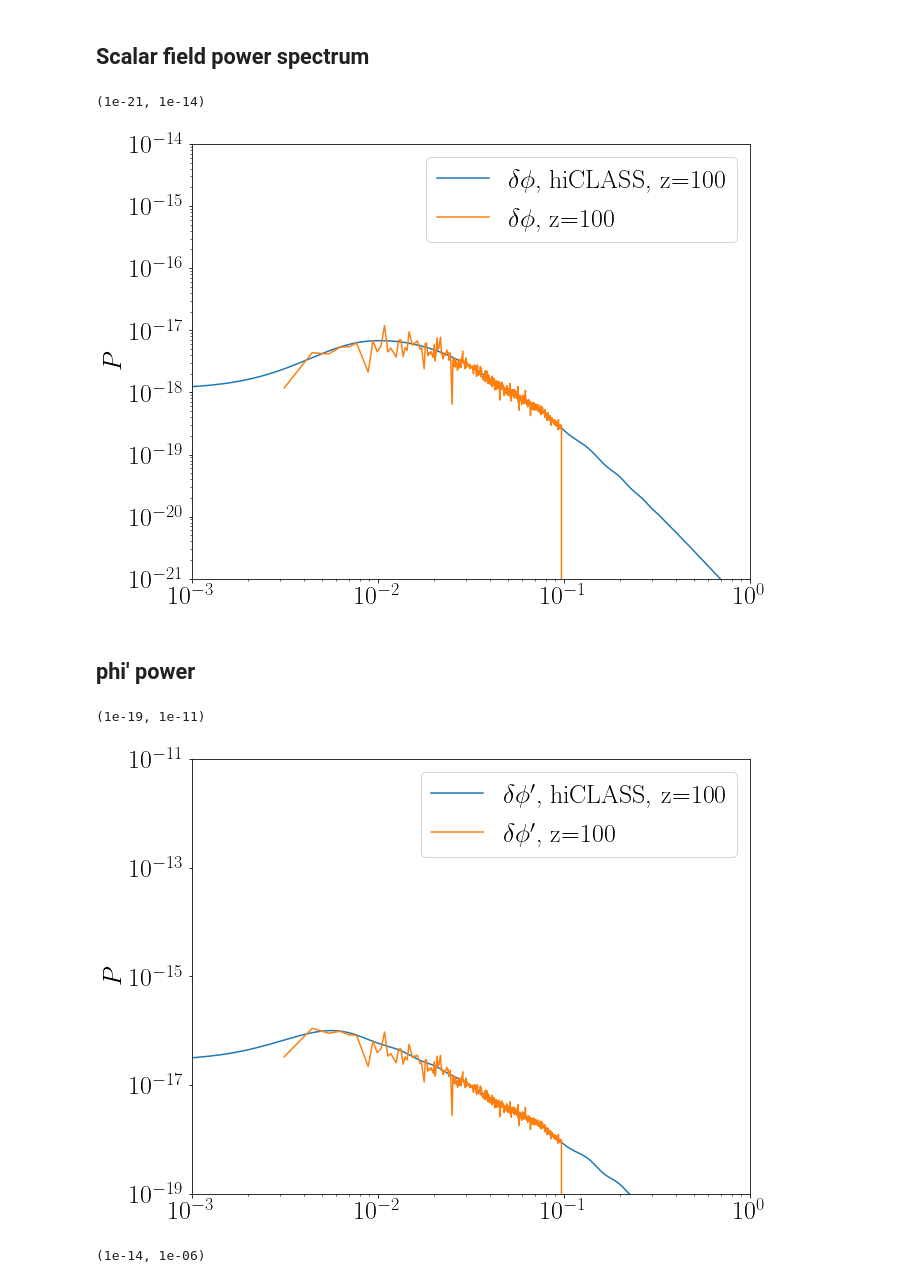
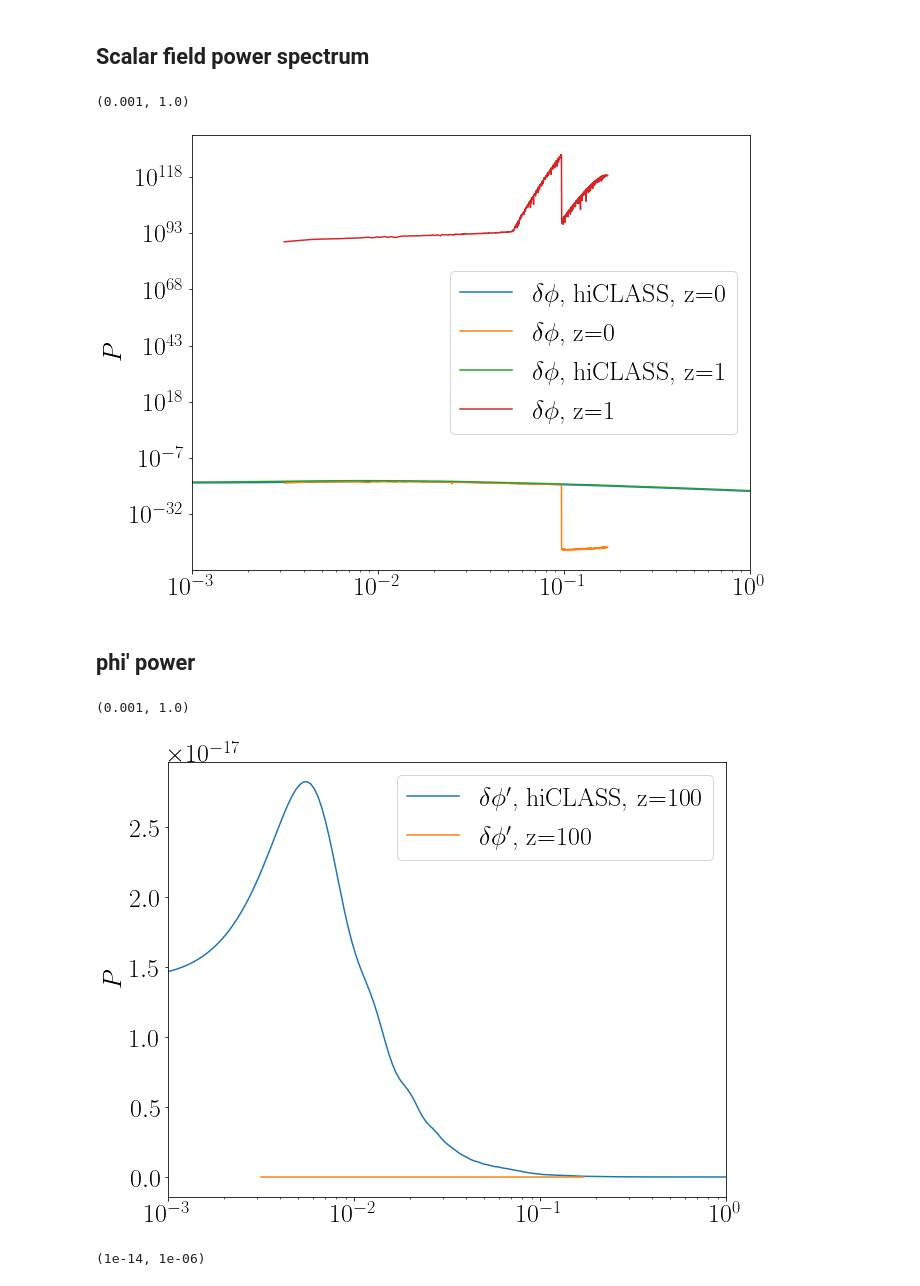
Before and after one commit to FarbodHassani/EQevolution, a Jupyter notebook: Notebook/Quintessence.ipynb, the cells around one changed output. Saved outputs shown, nothing was run; the diff lists cells and outputs as text; code cells hidden in the pictures.

```diff
--- a/Notebook/Quintessence.ipynb
+++ b/Notebook/Quintessence.ipynb
@@ -16,7 +16,7 @@ text_size=26
 fig_size_x=24
 fig_size_y=14
 
-z=[100 ];
+z=[100,50 ];
 gev_pi = [];
 gev_V_pi =[];
 class_tk = [];
@@ -222,36 +222,36 @@ Hconf = interpolate.interp1d((1./gev_bg[:,2]) -1.,gev_bg[:,3]*H0)
 scalar = interpolate.interp1d((1./gev_bg[:,2]) -1.,gev_bg[:,4])
 scalar_p = interpolate.interp1d((1./gev_bg[:,2]) -1.,gev_bg[:,5])
 scalar_pp = interpolate.interp1d((1./gev_bg[:,2]) -1.,gev_bg[:,6])
-Vx = class_tk[0][:,5]
+
 
 a_hiclass = 1./(1.+bg[:,0])
 Hconf_hiclass = interpolate.interp1d(bg[:,0] ,bg[:,3] * a_hiclass  )
 
 
-alpha = (class_tk[0][:,11] + 6.0 *class_tk[0][:,13] )/(2.*k_q*k_q);
 
-Vx = Vx + alpha; # gauge transfomration
-scalar_field = Vx * Hconf_hiclass(0) * scalar_p(zini)/(1./(1+zini))
 
 ###### hiclass results:
-for i in [100]:
-#
-    plt.plot(class_tk[0][:,0], (scalar_field)**2* Normlization , label = "$\delta \phi$, hiCLASS, z="+str(i))
+for i in range(2):
+    alpha = (class_tk[i][:,11] + 6.0 *class_tk[i][:,13] )/(2.*k_q*k_q);
+    Vx = class_tk[i][:,5]
+    Vx = Vx + alpha; # gauge transfomration
+    scalar_field = Vx * Hconf_hiclass(0) * scalar_p(zini)/(1./(1+zini))
+    plt.plot(class_tk[i][:,0], (scalar_field)**2* Normlization , label = "$\delta \phi$, hiCLASS, z="+str(i))
 
 #     plt.plot(k_q,pi_p**2 * Normlization/k_q**3/(2*np.pi),label = "$VX'$, z="+str(i))
 
 #     plt.plot(gev_pi[0][:,0],gev_pi[0][:,1],label = "$VX$, z="+str(i))
-    plt.plot(gev_V_pi[0][:,0],gev_pi[0][:,1],label = "$\delta \phi$, z="+str(i))
+    plt.plot(gev_V_pi[i][:,0],gev_pi[i][:,1],label = "$\delta \phi$, z="+str(i))
 
 plt.legend()
 plt.ylabel(r"$P$")
 plt.xscale('log')
 plt.yscale('log')
 plt.xlim(1.e-3,1.e0)
-plt.ylim(1.e-21,1.e-14)
+# plt.ylim(1.e-21,1.e-14)
 # %% [output]
-(1e-21, 1e-14)
+(0.001, 1.0)
-[figure, old version]
+[figure, new version]
 # %% [markdown]
 ## phi' power
 # %%
@@ -284,37 +284,37 @@ alpha_prime = (class_tk[0][:,9] + class_tk[0][:,8] -  class_tk[0][:,12]);
 Vx_prime = class_tk[0][:,6] + alpha_prime; # gauge transfomration
 scalar_field_prime = (Vx_prime * scalar_p(zini) + Vx * (- Hconf_hiclass(zini) * scalar_p(zini) + scalar_pp(zini) * Hconf_hiclass(0)))/aini;
 
 
 
 plt.rc('text', usetex=True)
 font = {'family' : 'normal',
         'weight' : 'bold',
         'size'   : text_size}
 
 matplotlib.rc('font', **font)
 plt.figure(figsize=(10,8))
 
 
 
 ###### hiclass results:
 for i in [zini]:
 #
     plt.plot(class_tk[0][:,0], (scalar_field_prime)**2* Normlization, label = "$\delta\phi'$, hiCLASS, z="+str(i))
 
 #     plt.plot(k_q,pi_p**2 * Normlization/k_q**3/(2*np.pi),label = "$VX'$, z="+str(i))
 
 #     plt.plot(gev_pi[0][:,0],gev_pi[0][:,1],label = "$VX$, z="+str(i))
     plt.plot(gev_V_pi[0][:,0],gev_V_pi[0][:,1],label = r"$\delta\phi'$, z="+str(i))
 
 plt.legend()
 plt.ylabel(r"$P$")
 plt.xscale('log')
-plt.yscale('log')
+# plt.yscale('log')
 plt.xlim(1.e-3,1.e0)
-plt.ylim(1.e-19,1.e-11)
+# plt.ylim(1.e-19,1.e-11)
 # %% [output]
-(1e-19, 1e-11)
+(0.001, 1.0)
-[figure, old version]
+[figure, new version]
 # %%
 # plt.rc('text', usetex=True)
 # font = {'family' : 'normal',
```
Also changed, not shown: parts of 4 cells of this notebook, 5 other files.
